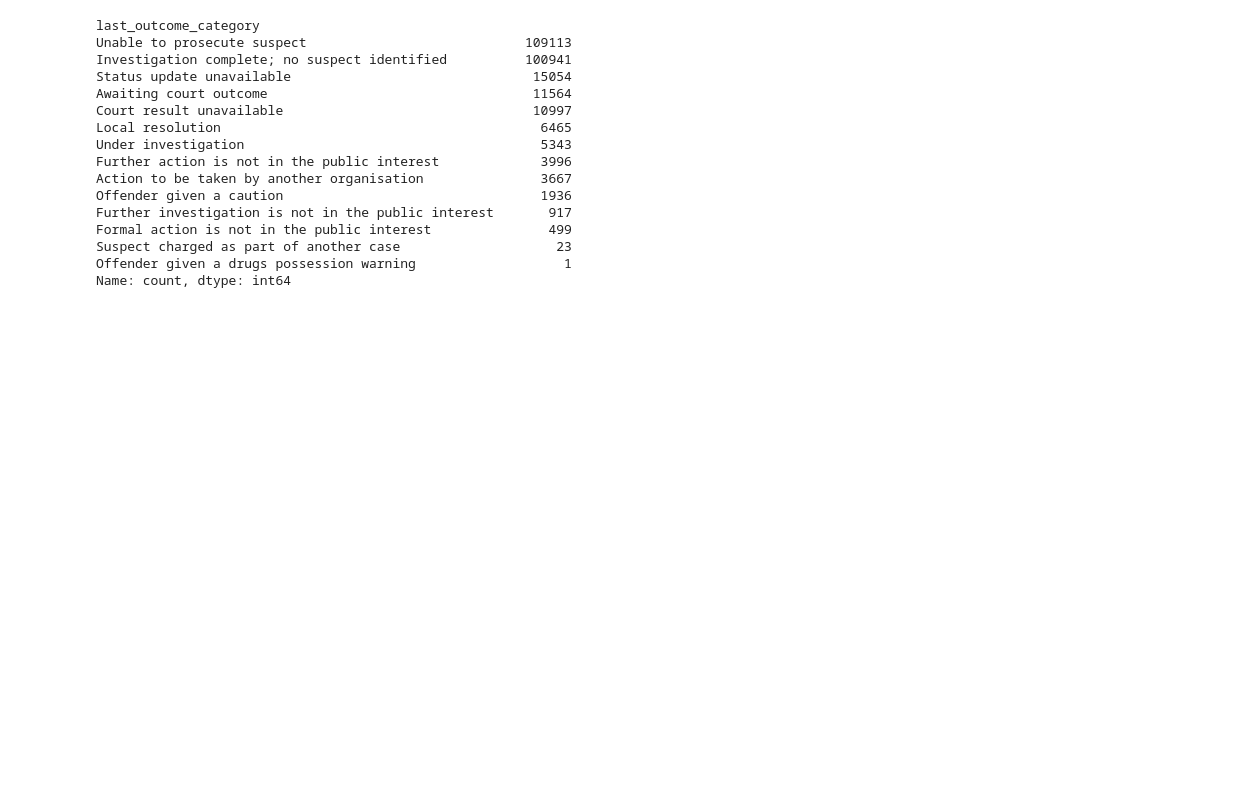
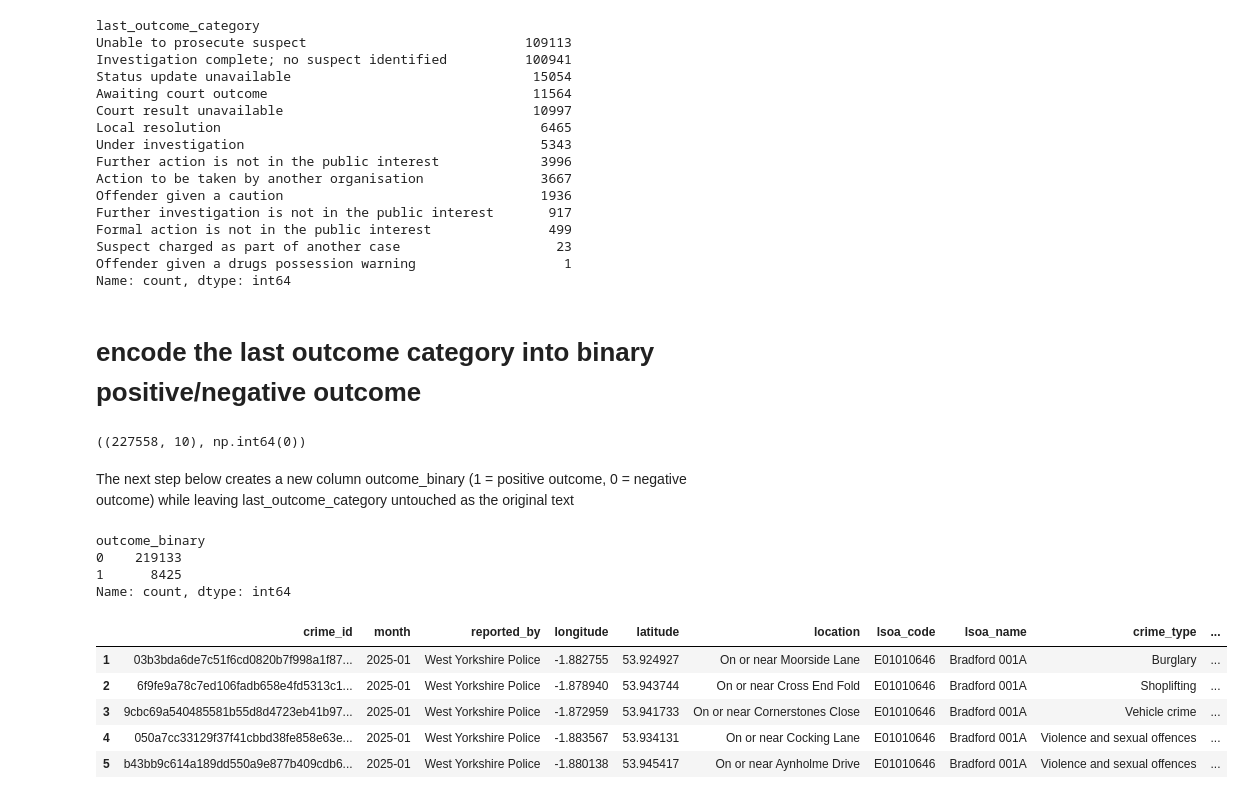
Before and after one commit to AnupmaDS1/Xmus-Jaxon-Flaxon-Waxon, a Jupyter notebook: Notebooks/01_data_cleaning.ipynb, the cells around one changed output. Drawn from its saved outputs; the diff is of its cells as text; code cells hidden in the pictures; blank space fills up the shorter version.

Commit message:
encoded

```diff
--- a/Notebooks/01_data_cleaning.ipynb
+++ b/Notebooks/01_data_cleaning.ipynb
@@ -309,3 +311,5 @@ Formal action is not in the public interest               499
 Suspect charged as part of another case                    23
 Offender given a drugs possession warning                   1
 Name: count, dtype: int64
+# %% [markdown]
+# encode the last outcome category into binary positive/negative outcome
@@ -311,0 +320,51 @@ Name: count, dtype: int64
+# %%
+# unresolved rows removed — the rows with those four outcome categories are filtered out below
+
+
+
+
+unresolved = [
+    'Status update unavailable',
+    'Awaiting court outcome',
+    'Court result unavailable',
+    'Under investigation'
+]
+
+model_df_binary = model_df[~model_df['last_outcome_category'].isin(unresolved)].copy()
+
+# sanity check
+model_df_binary.shape, model_df_binary['last_outcome_category'].isin(unresolved).sum()
+# %% [output]
+((227558, 10), np.int64(0))
+# %% [markdown]
+The next step below creates a new column outcome_binary (1 = positive outcome, 0 = negative outcome) while leaving last_outcome_category untouched as the original text
+# %%
+# encode a binary version of the outcome category - using model_df_binary and outcome_binary is the new category
+
+positive_outcomes = [
+    'Offender given a caution',
+    'Suspect charged as part of another case',
+    'Offender given a drugs possession warning',
+    'Local resolution'
+]
+
+model_df_binary['outcome_binary'] = model_df_binary['last_outcome_category'].apply(
+    lambda x: 1 if x in positive_outcomes else 0
+)
+
+# sanity check
+model_df_binary['outcome_binary'].value_counts()
+# %% [output]
+outcome_binary
+0    219133
+1      8425
+Name: count, dtype: int64
+# %%
+model_df_binary.head()
+# %% [output]
+|  | crime_id | month | reported_by | longitude | latitude | location | lsoa_code | lsoa_name | crime_type | ... |
+| 1 | 03b3bda6de7c51f6cd0820b7f998a1f87... | 2025-01 | West Yorkshire Police | -1.882755 | 53.924927 | On or near Moorside Lane | E01010646 | Bradford 001A | Burglary | ... |
+| 2 | 6f9fe9a78c7ed106fadb658e4fd5313c1... | 2025-01 | West Yorkshire Police | -1.878940 | 53.943744 | On or near Cross End Fold | E01010646 | Bradford 001A | Shoplifting | ... |
+| 3 | 9cbc69a540485581b55d8d4723eb41b97... | 2025-01 | West Yorkshire Police | -1.872959 | 53.941733 | On or near Cornerstones Close | E01010646 | Bradford 001A | Vehicle crime | ... |
+| 4 | 050a7cc33129f37f41cbbd38fe858e63e... | 2025-01 | West Yorkshire Police | -1.883567 | 53.934131 | On or near Cocking Lane | E01010646 | Bradford 001A | Violence and sexual offences | ... |
+| 5 | b43bb9c614a189dd550a9e877b409cdb6... | 2025-01 | West Yorkshire Police | -1.880138 | 53.945417 | On or near Aynholme Drive | E01010646 | Bradford 001A | Violence and sexual offences | ... |
```
Also changed, not shown: parts of 4 cells of this notebook.
